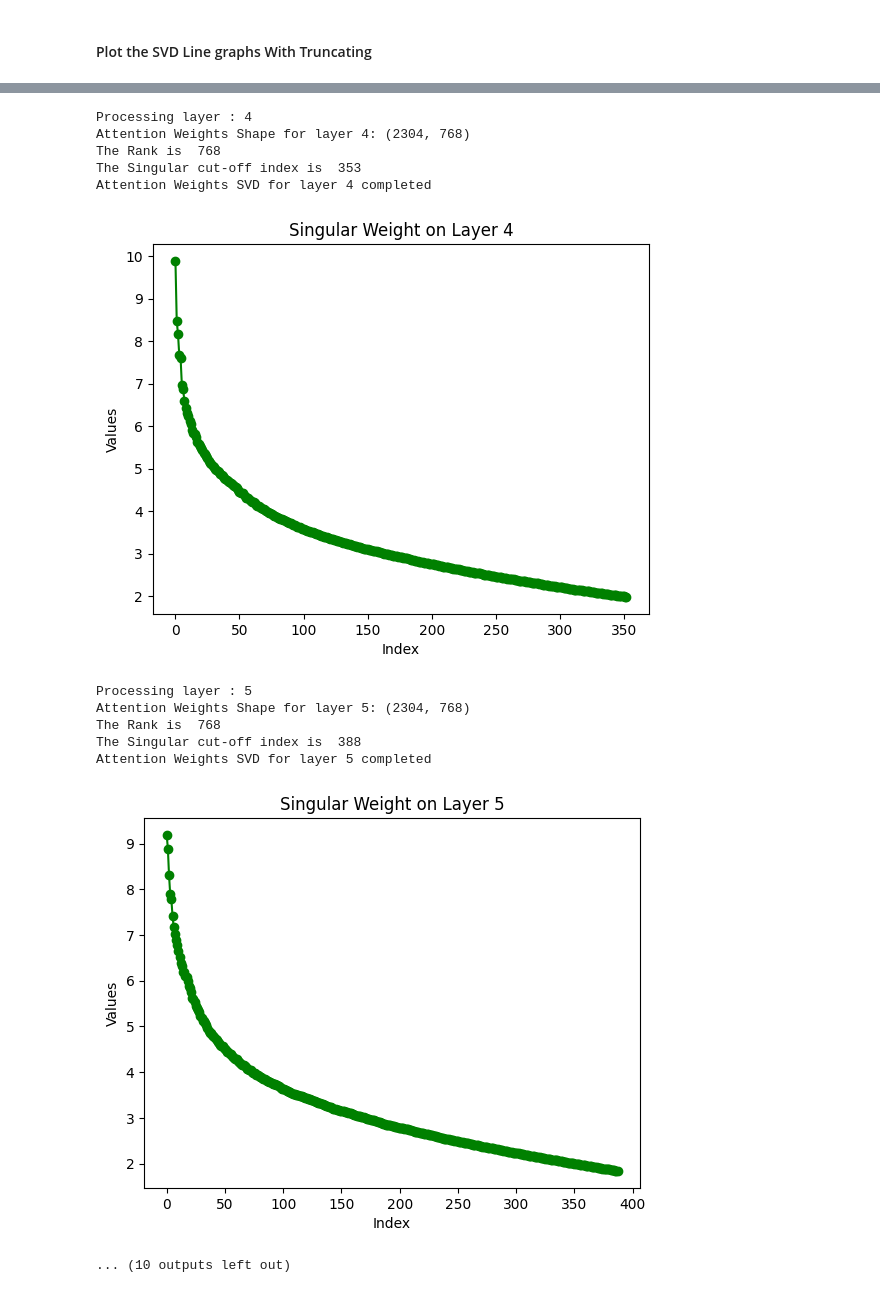
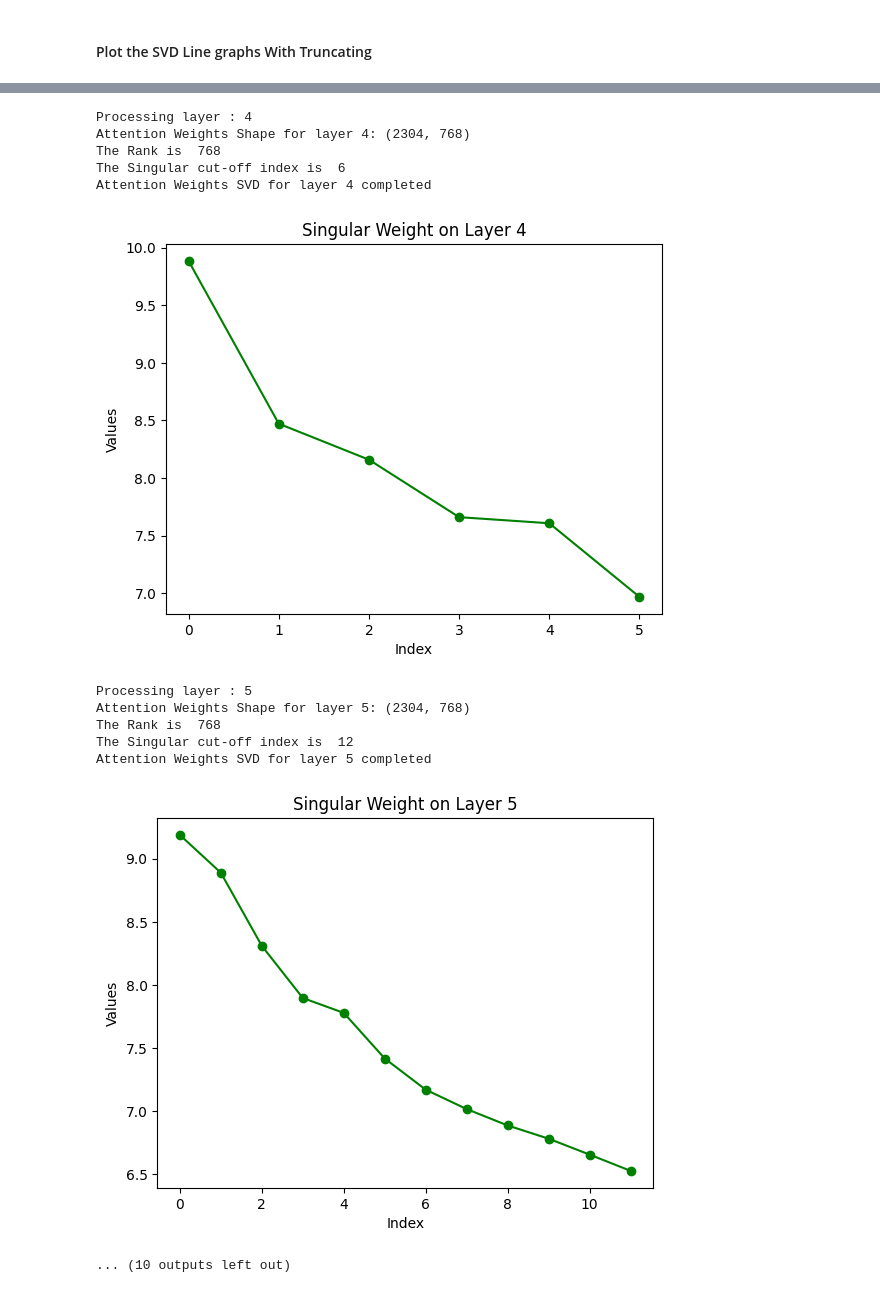
Before and after one commit to brooksideas/Hum-Labs, a Jupyter notebook: Nomic SVD/nomic_weight_rank_extraction.ipynb, the cells around one changed output, grey strips where cells are left out. Drawn from its saved outputs; the diff is of its cells as text; code cells hidden in the pictures.

Commit message:
code: Single Value Decomposition Implementation for Nomic Model improved example

```diff
--- a/Nomic SVD/nomic_weight_rank_extraction.ipynb
+++ b/Nomic SVD/nomic_weight_rank_extraction.ipynb
@@ -313,7 +313,7 @@ import matplotlib.pyplot as plt
 for value in wqkv_layers:
     # Extract the Attention Weights for the Layer and
     # Assuming 'singular' is a sorted numpy array in descending order process
-    singular = extract_svd_attention_weight(layer_number = value , truncate = True, truncate_percentage = 0.2)
+    singular = extract_svd_attention_weight(layer_number = value , truncate = True, truncate_percentage = 0.7)
 
     # Plot the line graph
     plt.plot(singular, marker='o', color='green')
@@ -353,14 +353,14 @@ Attention Weights SVD for layer 3 completed
 Processing layer : 4
 Attention Weights Shape for layer 4: (2304, 768)
 The Rank is  768
-The Singular cut-off index is  353
+The Singular cut-off index is  6
 Attention Weights SVD for layer 4 completed
-[figure, old version]
+[figure, new version]
 Processing layer : 5
 Attention Weights Shape for layer 5: (2304, 768)
 The Rank is  768
-The Singular cut-off index is  388
+The Singular cut-off index is  12
 Attention Weights SVD for layer 5 completed
-[figure, old version]
+[figure, new version]
 ... (10 outputs left out)
 # %% [markdown]
```
Also changed, not shown: parts of 4 cells of this notebook.
